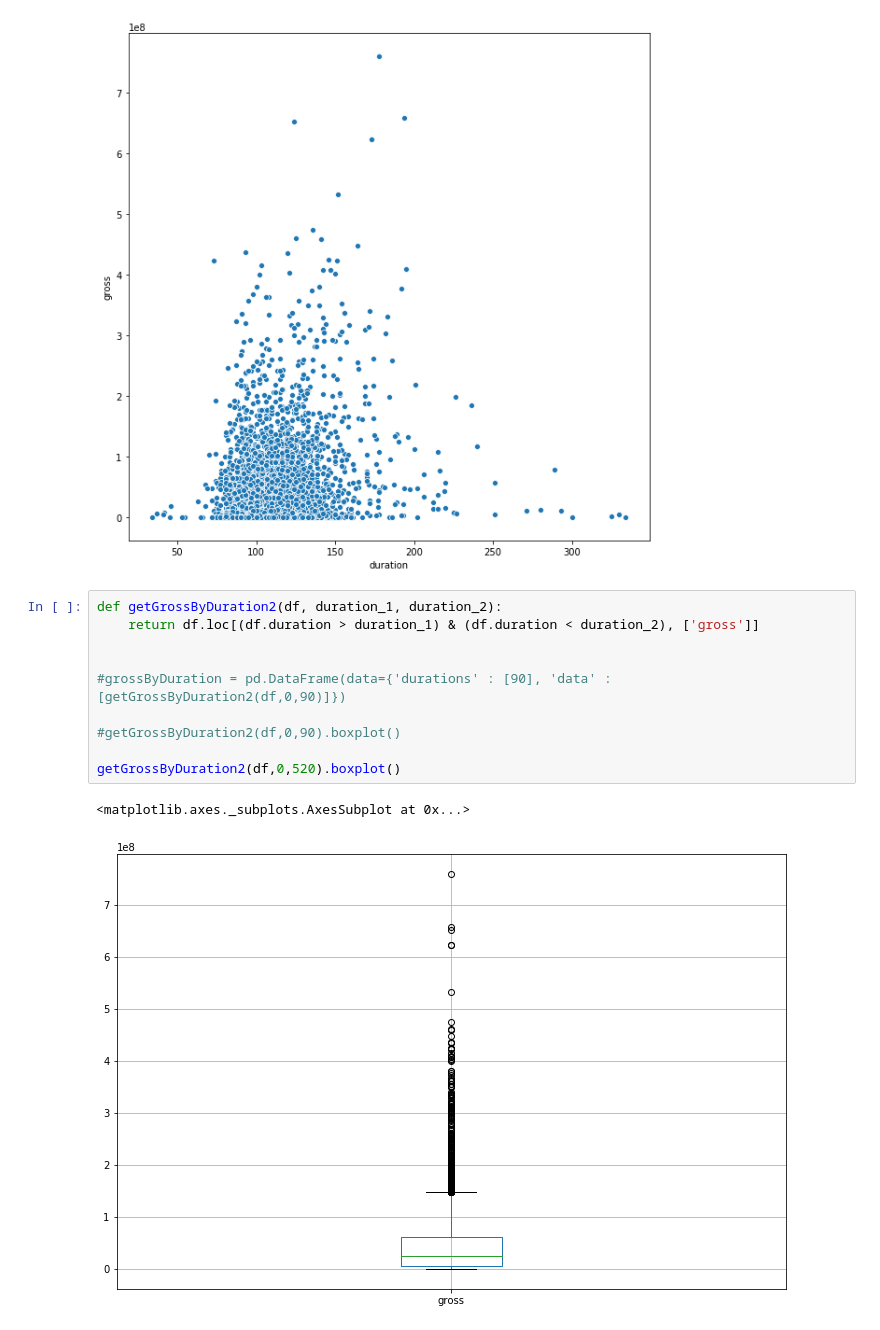
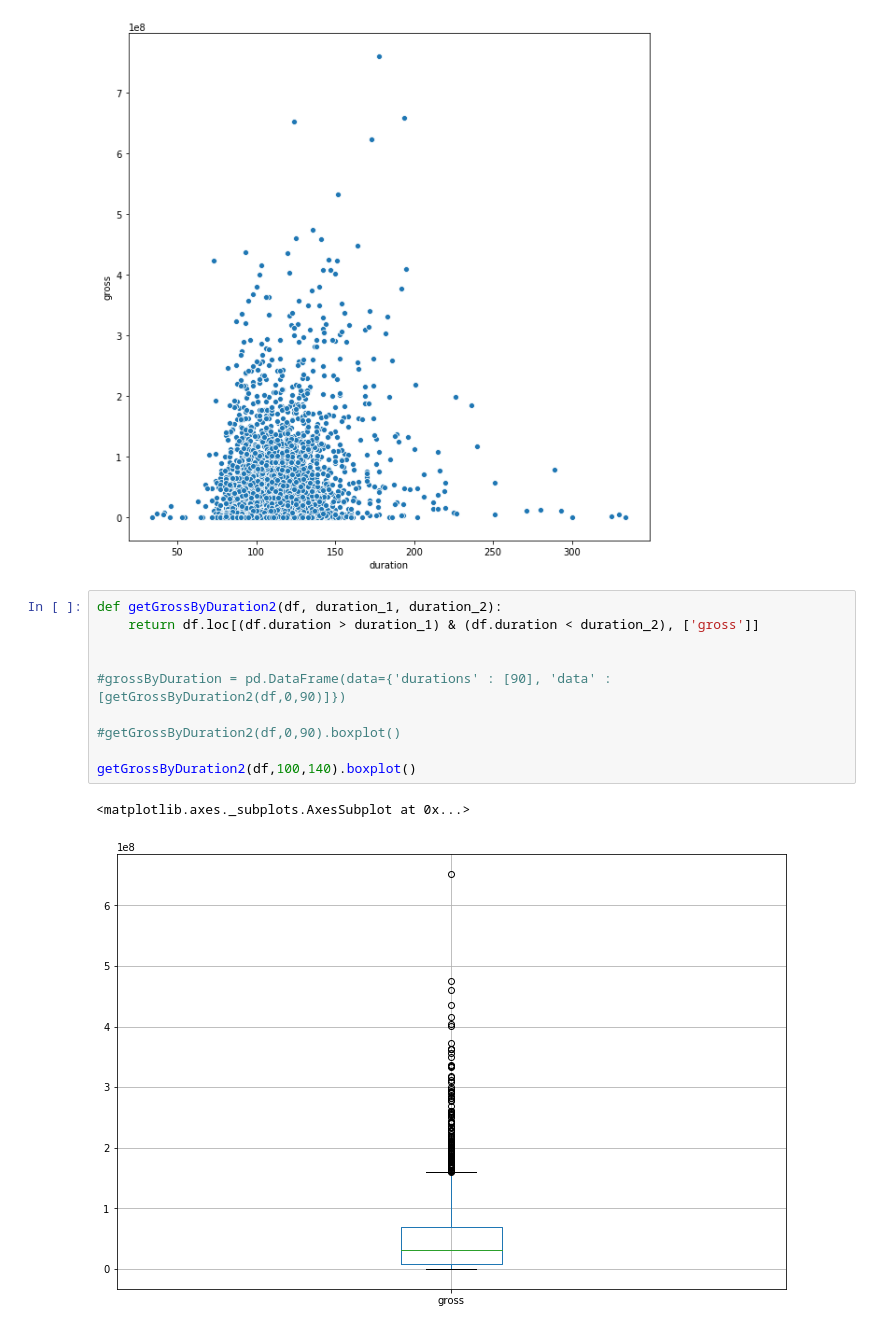
Before and after one commit to EvaSalomon/acamica, a Jupyter notebook: Clase7/Clase7.ipynb, the cells around one changed output. Drawn from its saved outputs; the diff is of its cells as text.

```diff
--- a/Clase7/Clase7.ipynb
+++ b/Clase7/Clase7.ipynb
@@ -207,15 +207,15 @@ sns.scatterplot(x=df.duration, y=df.gross, ax=ax);
 # %%
 def getGrossByDuration2(df, duration_1, duration_2):
     return df.loc[(df.duration > duration_1) & (df.duration < duration_2), ['gross']]
 
 
 #grossByDuration = pd.DataFrame(data={'durations' : [90], 'data' : [getGrossByDuration2(df,0,90)]})
 
 #getGrossByDuration2(df,0,90).boxplot()
 
-getGrossByDuration2(df,0,520).boxplot()
+getGrossByDuration2(df,100,140).boxplot()
 # %% [output]
 <matplotlib.axes._subplots.AxesSubplot at 0x...>
-[figure, old version]
+[figure, new version]
 # %%
 df.loc[:,['movie_facebook_likes', 'imdb_score']].corr()
```
Also changed, not shown: parts of 14 cells of this notebook, 1 other file.
